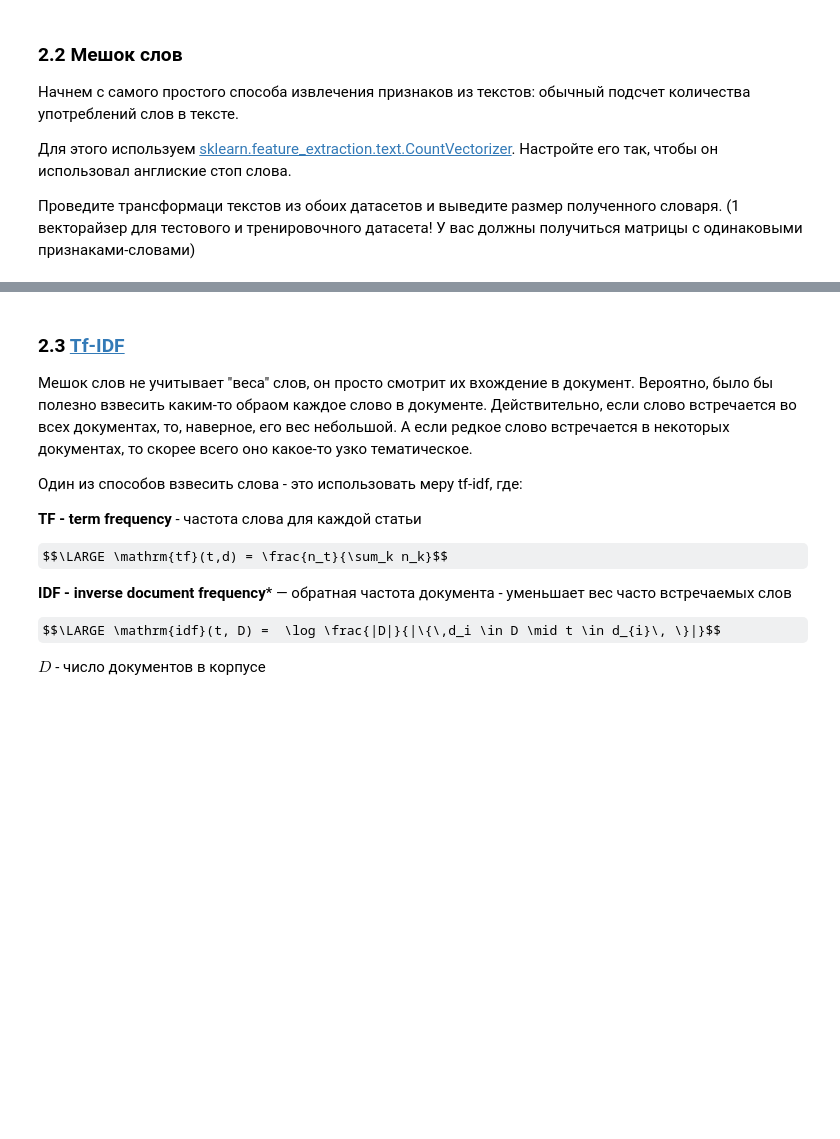
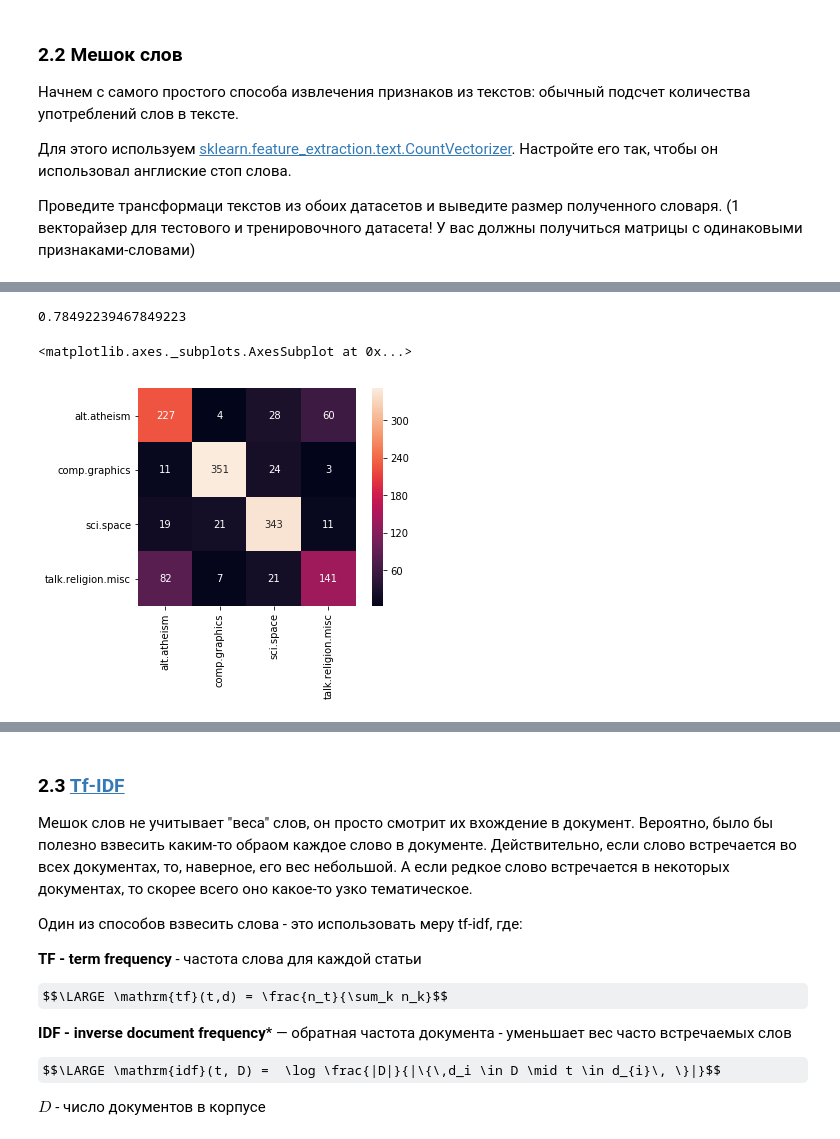
Before and after one commit to nizhikebinesi/ml-course-7bits-solutions, a Jupyter notebook: 2017-fall/homeworks/06-01-classification.ipynb, the cells around one changed output, grey strips where cells are left out. Saved outputs shown, nothing was run; the diff lists cells and outputs as text; code cells hidden in the pictures; some formulas as TeX source; blank space fills up the shorter version.

```diff
--- a/2017-fall/homeworks/06-01-classification.ipynb
+++ b/2017-fall/homeworks/06-01-classification.ipynb
@@ -223,3 +302,8 @@ newsgroups_train.target_names
 Мы будем использовать только 4 класса текстов: `'alt.atheism', 'sci.space', 'talk.religion.misc', 'comp.graphics'`.
 
 Загрузите тренировочную и тестовую части датасета для этих категорий.
+# %%
+categories = ['alt.atheism', 'sci.space', 'talk.religion.misc', 'comp.graphics']
+# %%
+train = fetch_20newsgroups(subset='train', remove=('headers', 'footers', 'quotes'), categories=categories, shuffle=True, random_state=42)
+test = fetch_20newsgroups(subset='test', remove=('headers', 'footers', 'quotes'), categories=categories, shuffle=True, random_state=42)
@@ -226,2 +313,4 @@ newsgroups_train.target_names
 # %% [markdown]
 Выведите по 1 тексту для каждой из категории.
+# %%
+categories = train.target_names
@@ -242,0 +395,10 @@ newsgroups_train.target_names
+# %%
+from sklearn.metrics import accuracy_score
+accuracy_score(y_test, y_pred)
+# %% [output]
+0.78492239467849223
+# %%
+sns.heatmap(data=cnf_matrix1, xticklabels=categories, yticklabels=categories, square=True, annot=True, fmt='.3g')
+# %% [output]
+<matplotlib.axes._subplots.AxesSubplot at 0x...>
+[figure, added]
```
Also changed, not shown: parts of 44 cells of this notebook.
